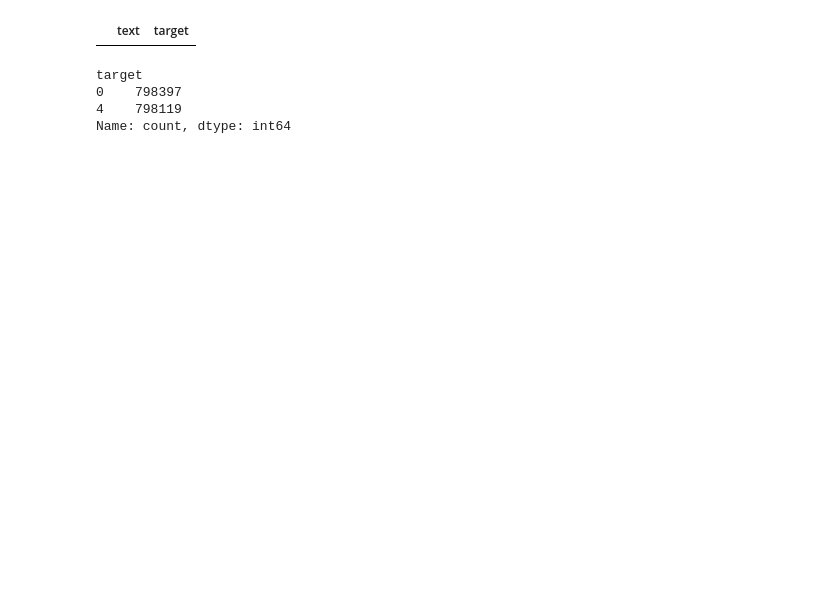
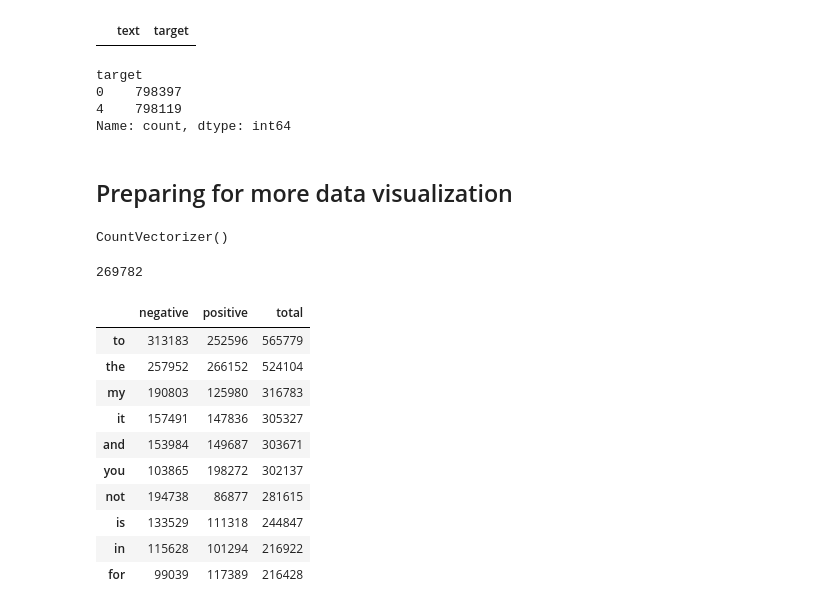
Before and after one commit to AndySama79/Sentiment-Analysis, a Jupyter notebook: sentiment-analysis.ipynb, the cells around one changed output. Drawn from its saved outputs; the diff is of its cells as text; code cells hidden in the pictures; blank space fills up the shorter version.

Commit message:
wordclouds and term frequencies

```diff
--- a/sentiment-analysis.ipynb
+++ b/sentiment-analysis.ipynb
@@ -442,3 +443,39 @@ target
 0    798397
 4    798119
 Name: count, dtype: int64
+# %% [markdown]
+## Preparing for more data visualization
+# %%
+cvec = CountVectorizer()
+cvec.fit(data.text)
+# %% [output]
+CountVectorizer()
+# %%
+len(cvec.get_feature_names_out())
+# %% [output]
+269782
+# %%
+negative_document_matrix = cvec.transform(data[data.target == 0].text)
+positive_document_matrix = cvec.transform(data[data.target == 4].text)
+negative_tf = np.sum(negative_document_matrix, axis=0)
+positive_tf = np.sum(positive_document_matrix, axis=0)
+negatives = np.squeeze(np.asarray(negative_tf))
+positives = np.squeeze(np.asarray(positive_tf))
+
+term_frequency_df = pd.DataFrame([negatives, positives], columns=cvec.get_feature_names_out()).transpose()
+# %%
+term_frequency_df.columns = ['negative', 'positive']
+term_frequency_df['total'] = term_frequency_df['negative'] + term_frequency_df['positive']
+term_frequency_df.sort_values(by='total', ascending=False).iloc[:10]
+# %% [output]
+|  | negative | positive | total |
+| to | 313183 | 252596 | 565779 |
+| the | 257952 | 266152 | 524104 |
+| my | 190803 | 125980 | 316783 |
+| it | 157491 | 147836 | 305327 |
+| and | 153984 | 149687 | 303671 |
+| you | 103865 | 198272 | 302137 |
+| not | 194738 | 86877 | 281615 |
+| is | 133529 | 111318 | 244847 |
+| in | 115628 | 101294 | 216922 |
+| for | 99039 | 117389 | 216428 |
```
Also changed, not shown: parts of 3 cells of this notebook.
